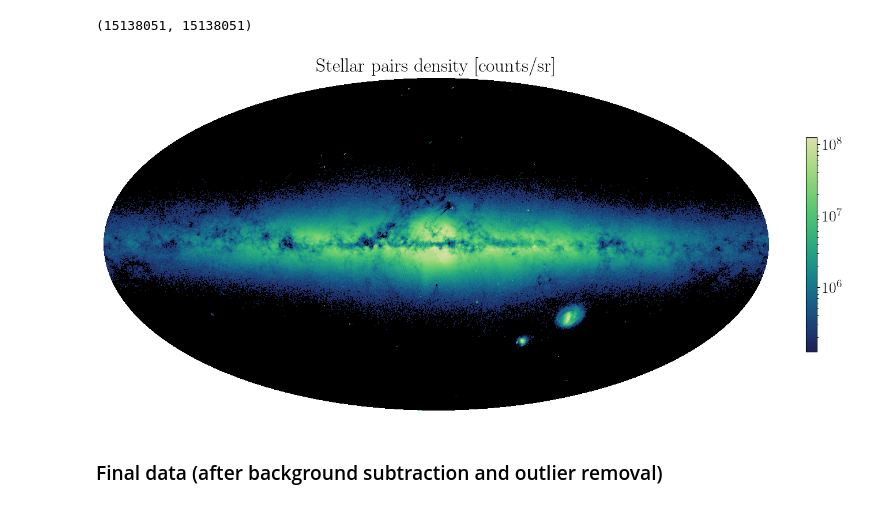
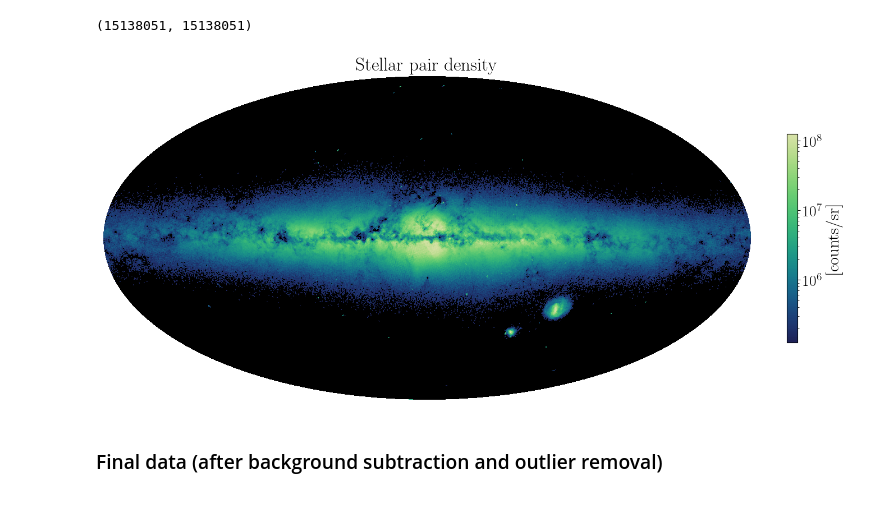
Before and after one commit to kenvantilburg/lens-velocity, a Jupyter notebook: star-star/make_plots.ipynb, the cells around one changed output. Cells and saved outputs as stored; diff of their text form; code cells hidden in the pictures.

```diff
--- a/star-star/make_plots.ipynb
+++ b/star-star/make_plots.ipynb
@@ -69,31 +72,31 @@ for idx, ipix in tqdm(enumerate(q_pix_1)):
 # %%
 mpl.rcParams.update({'font.size': 20})
 
 map = 1e-10 + map_count_1 / (hp.pixelfunc.nside2resol(nside))**2
 map_min = 1e-3 * np.max(map); map_max = np.max(map);
 #cmap = copy.copy(mpl.cm.get_cmap("viridis"))
 cmap = sns.cubehelix_palette(start = 0.25, hue = 1.5, rot = -2/3, reverse = True, as_cmap=True)
 #cmap = copy.copy(mpl.cm.get_cmap("RdBu_r"))
 cmap.set_under(cmap(0)); cmap.set_bad(cmap(0)); cmap.set_over(cmap(1));
 #cmap.set_under('white'); cmap.set_over('black')
 plt.subplots(1,1,figsize=(16,8))
-hp.mollview(map, title=r'Stellar pairs density [counts/sr]',
+hp.mollview(map, title=r'Stellar pair density',
             cmap=cmap,cbar=None,
             bgcolor='black',badcolor='white',
             min=map_min,max=map_max,
             xsize=5000,hold=True,
             norm=mpl.colors.LogNorm(vmin=map_min,vmax=map_max))
 fig = plt.gcf()
 ax = plt.gca()
 image = ax.get_images()[0]
 cbar = fig.colorbar(image, ax=ax,fraction=0.015);
-#cbar.set_label(r'$\Sigma_\mathrm{pair} \, [\mathrm{counts/sr}]$', fontsize=16)
+cbar.set_label('[counts/sr]', fontsize=22)
 
 mpl.rcParams.update({'font.size': fontsize})
 
 fig.savefig(FigDir+'pairs_map.pdf',figsize=(8,6),bbox_inches='tight') #,bbox_extra_artists=(image,)',dpi=300,)
 # %% [output]
-[figure, old version]
+[figure, new version]
 # %% [markdown]
 ### Final data (after background subtraction and outlier removal)
 # %%
```
Also changed, not shown: parts of 6 cells of this notebook, 10 other files.
